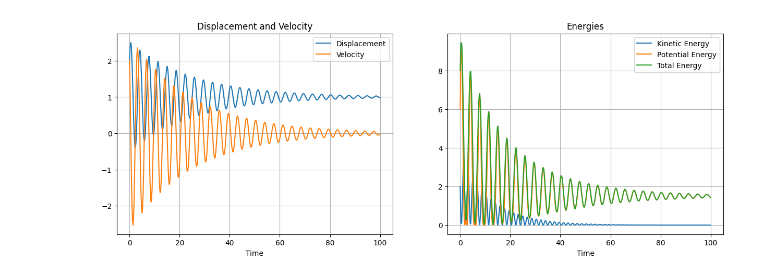
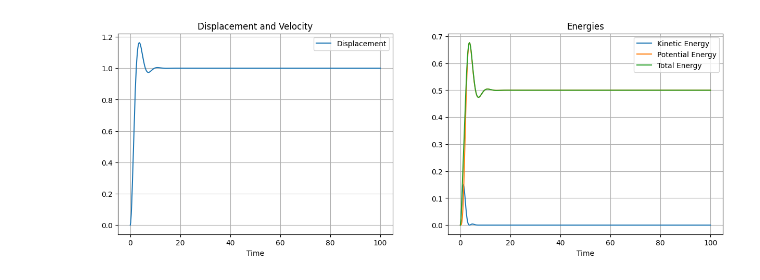
Before and after one commit to ravi-0309/Dynamic-Response, a Jupyter notebook: Vibration_by_Different_Forcing_Functions.ipynb, the cells around one changed output. Cells and saved outputs as stored; diff of their text form; code cells hidden in the pictures.

```diff
--- a/Vibration_by_Different_Forcing_Functions.ipynb
+++ b/Vibration_by_Different_Forcing_Functions.ipynb
@@ -6,10 +8,10 @@ import matplotlib.pyplot as plt
 
 # Inputs
 m = 1.0
-c = 0.08
-k = 3.0
-F_0 = 3.0
-u_0 = 2.0
+c = 1.0
+k = 1.0
+F_0 = 1.0
+u_0 = 0.0
 u_dot_0 = 0.0
 
 ω_n = np.sqrt(k/m) # natural Frequency
@@ -24,32 +26,32 @@ B = (u_0 + xi * ω_n * A) / ω_d
 t = np.linspace(0, 100, 500)
 
 # Displacement and Velocity Functions
 u = np.exp(-xi * ω_n * t) * (A * np.cos(ω_d * t) + B * np.sin(ω_d * t)) + u_static
 u_dot = np.exp(-xi * ω_n * t) * ((B * ω_d - xi * ω_n * A) * np.cos(ω_d * t) + (-A * ω_d - xi * ω_n * B) * np.sin(ω_d * t))
 
 # Energy Functions
 KE = 0.5 * m * u_dot**2
 PE = 0.5 * k * u**2
 TE = KE + PE
 
 # Plotting Displacement and Velocity
 fig, ax = plt.subplots(1, 2, figsize=(15,5))
 ax[0].plot(t, u, label="Displacement")
-ax[0].plot(t, u_dot, label="Velocity")
+# ax[0].plot(t, u_dot, label="Velocity")
 ax[0].set_xlabel('Time')
 ax[0].set_title('Displacement and Velocity')
 ax[0].grid(True)
 ax[0].legend()
 
 # Plotting Energies
 ax[1].plot(t, KE, label="Kinetic Energy")
 ax[1].plot(t, PE, label="Potential Energy")
 ax[1].plot(t, TE, label="Total Energy")
 ax[1].set_xlabel('Time')
 ax[1].set_title('Energies')
 ax[1].grid(True)
 ax[1].legend()
 
 plt.show()
 # %% [output]
-[figure, old version]
+[figure, new version]
```
Also changed, not shown: parts of 5 cells of this notebook.
